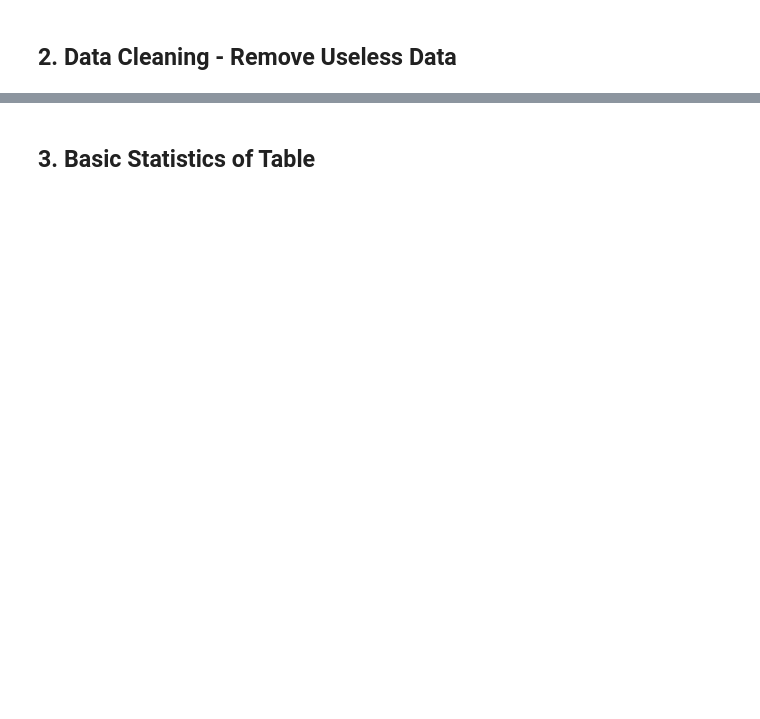
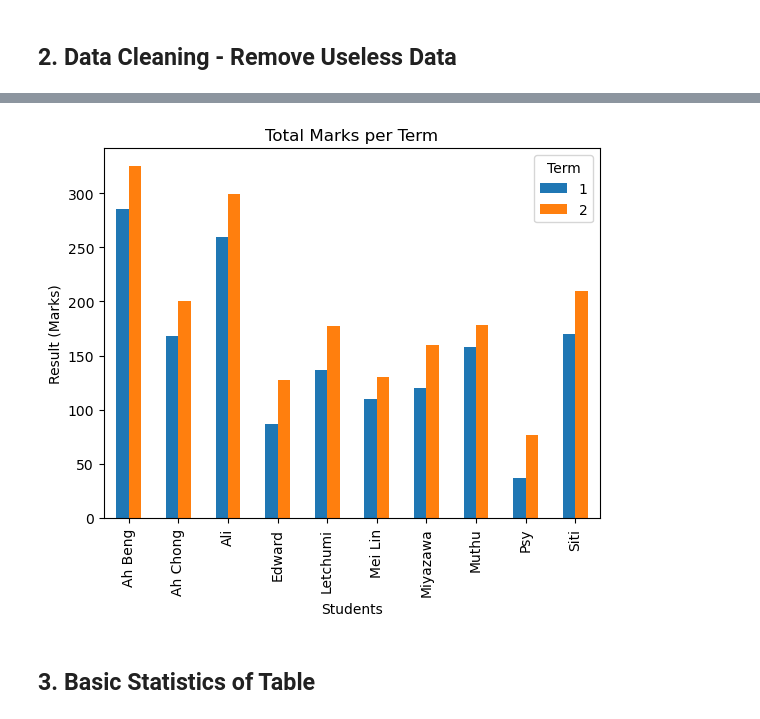
Before and after one commit to justincodestoday/DataScienceExercises, a Jupyter notebook: Exercises/student_performance_exercise/Case Study - Data Analysis of Student Performance.ipynb, the cells around one changed output, grey strips where cells are left out. Saved outputs shown, nothing was run; the diff lists cells and outputs as text; code cells hidden in the pictures; blank space fills up the shorter version.

Commit message:
added student performance case study

```diff
--- a/Exercises/student_performance_exercise/Case Study - Data Analysis of Student Performance.ipynb
+++ b/Exercises/student_performance_exercise/Case Study - Data Analysis of Student Performance.ipynb
@@ -152,0 +96,3 @@ dtype: int64
+# %%
+df = pd.read_csv('student_performance.csv')
+df
@@ -178,0 +159,6 @@ dtype: int64
+# %%
+new_df = df
+new_df = new_df.drop(columns=['NonsenseData', 'School'])
+new_df = new_df.rename(columns={'Student ID':'StudentID'})
+new_df = new_df.set_index('StudentID').sort_values('StudentID')
+new_df
@@ -179,2 +184,20 @@ dtype: int64
+# %%
+# Method 1
+# new_df = new_df.set_index('Name').sort_values('Name')
+# term_one = new_df[new_df['Term'] == 1]
+# term_two = new_df[new_df['Term'] == 2]
+# new_df = pd.DataFrame({'Term 1': term_one['Total'], 'Term 2': term_two['Total']})
+# ax = new_df.plot.bar(rot=45)
+
+# Method 2
+grouped_df = new_df[['Name', 'Term', 'Total']]
+pivot_df = grouped_df.pivot(index='Name', columns='Term', values='Total')
+pivot_df.plot.bar()
+plt.title('Total Marks per Term')
+plt.xlabel('Students')
+plt.ylabel('Result (Marks)')
+plt.show()
+# %% [output]
+[figure, added]
 # %% [markdown]
 ## 3. Basic Statistics of Table
```
Also changed, not shown: parts of 32 cells of this notebook, 4 other files.
